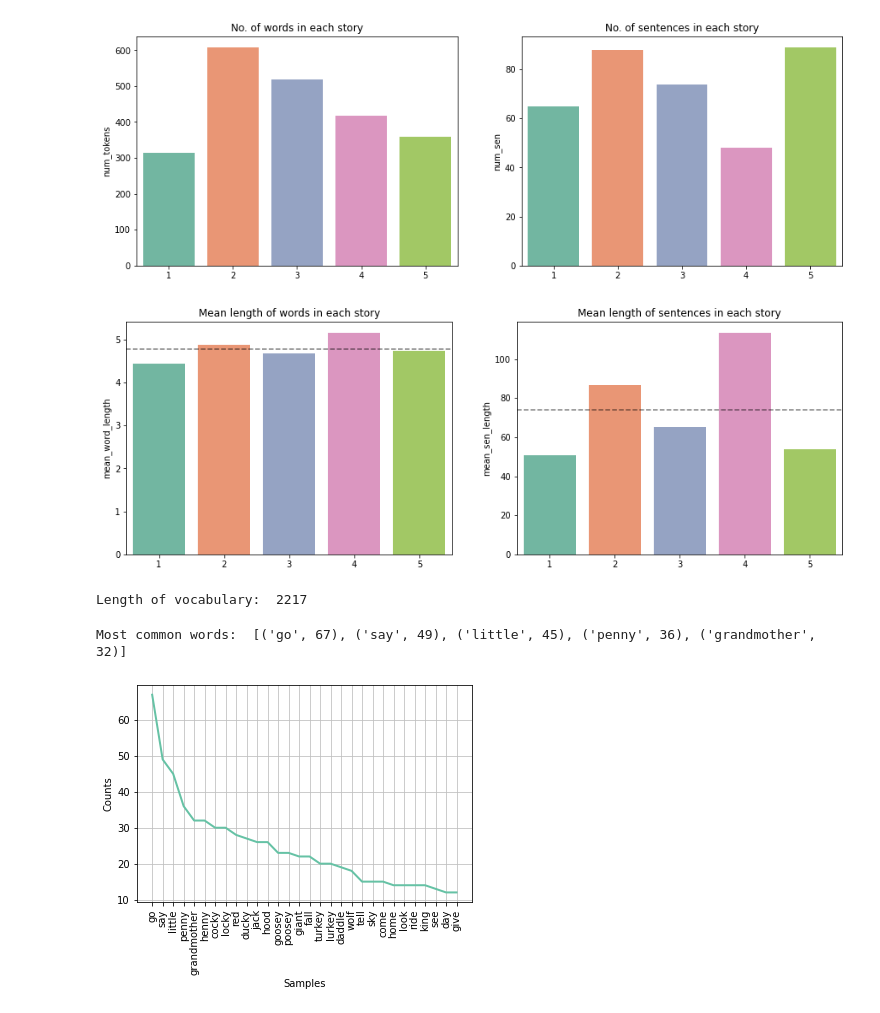
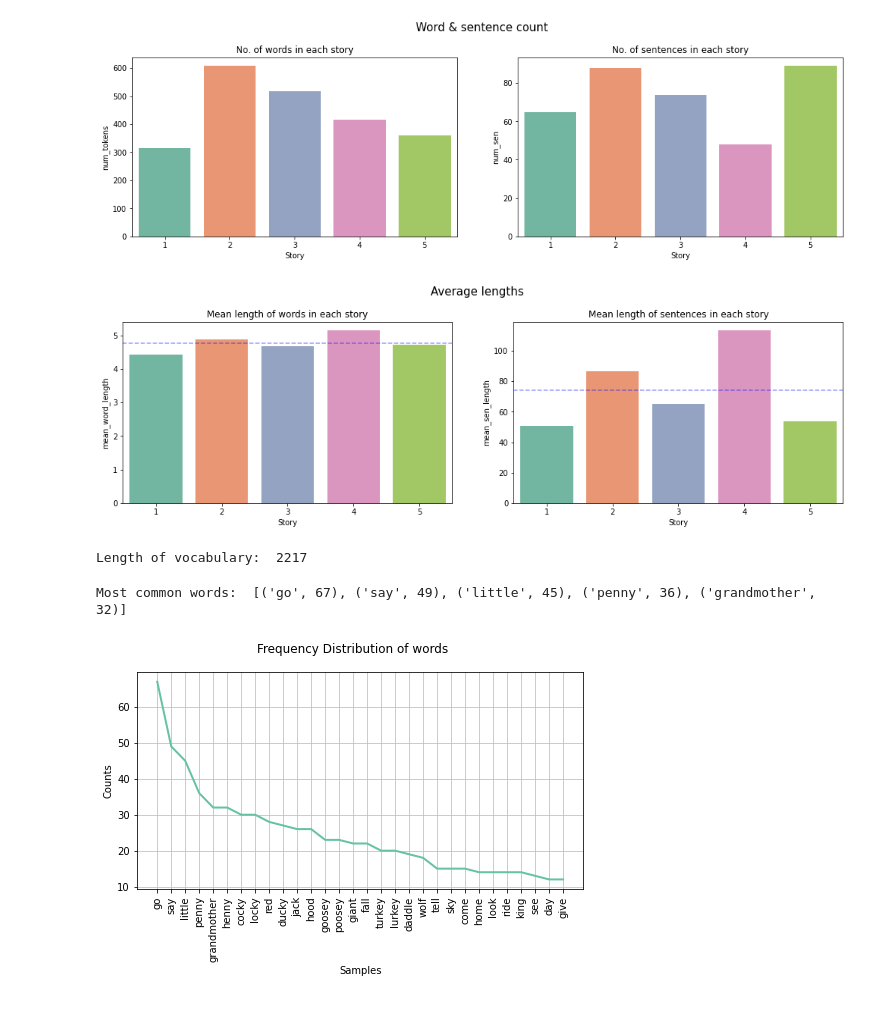
Before and after one commit to ishikaa25/LSTMs, a Jupyter notebook: Analysis.ipynb, the cells around one changed output. Saved outputs shown, nothing was run; the diff lists cells and outputs as text; code cells hidden in the pictures.

Commit message:
Plots

```diff
--- a/Analysis.ipynb
+++ b/Analysis.ipynb
@@ -23,28 +25,41 @@ df
 # %%
 fig,ax = plt.subplots(1,2,figsize=(15,5))
+fig.tight_layout(pad=5)
+fig.suptitle('Word & sentence count',fontsize=15)
+
 sns.barplot(ax=ax[0],y=df.num_tokens,x=list(range(1,len(df)+1)))
 ax[0].set_title('No. of words in each story')
+ax[0].set_xlabel('Story')
 
 sns.barplot(ax=ax[1],y=df.num_sen,x=list(range(1,len(df)+1)))
 ax[1].set_title('No. of sentences in each story')
+ax[1].set_xlabel('Story')
+
+fig.savefig('Plots/Total words_sent.jpg',bbox_inches="tight")
 plt.show()
 # %% [output]
-[figure, old version]
+[figure, new version]
 # %%
 #Average word and sentence lengths
-word_mean = np.mean(df.mean_word_length)
-sen_mean = np.mean(df.mean_sen_length)
 fig,ax = plt.subplots(1,2,figsize=(15,5))
+fig.tight_layout(pad=5)
+fig.suptitle('Average lengths',fontsize=15)
+
+
 sns.barplot(ax=ax[0],y=df.mean_word_length,x=list(range(1,len(df)+1)))
 ax[0].set_title('Mean length of words in each story')
-ax[0].axhline(y=word_mean,linestyle='--',color='k',alpha=0.5)
+ax[0].axhline(y=df.mean_word_length.mean(),linestyle='--',color='b',alpha=0.4)
+ax[0].set_xlabel('Story')
 
 sns.barplot(ax=ax[1],y=df.mean_sen_length,x=list(range(1,len(df)+1)))
 ax[1].set_title('Mean length of sentences in each story')
-ax[1].axhline(y=sen_mean,linestyle='--',color='k',alpha=0.5)
+ax[1].axhline(y=df.mean_sen_length.mean(),linestyle='--',color='b',alpha=0.4)
+ax[1].set_xlabel('Story')
+
+fig.savefig('Plots/Average word_sent.jpg',bbox_inches="tight")
 plt.show()
 # %% [output]
-[figure, old version]
+[figure, new version]
 # %%
 entire = df['Cleaned'].tolist()
 entire = ' '.join(entire)
@@ -56,12 +71,15 @@ print('Length of vocabulary: ',len(vocab))
 Length of vocabulary:  2217
 # %%
 from nltk.probability import FreqDist
+fig = plt.figure(figsize = (8,4))
+fig.suptitle('Frequency Distribution of words')
 fdist = FreqDist(entire_text)
 print('Most common words: ',fdist.most_common(5))
 fdist.plot(30,cumulative=False)
+fig.savefig('Plots/Frequency Distribution.jpg',bbox_inches="tight")
 plt.show()
 # %% [output]
 Most common words:  [('go', 67), ('say', 49), ('little', 45), ('penny', 36), ('grandmother', 32)]
-[figure, old version]
+[figure, new version]
 # %%
 from nltk.util import ngrams
```
Also changed, not shown: parts of 6 cells of this notebook, 7 other files.
